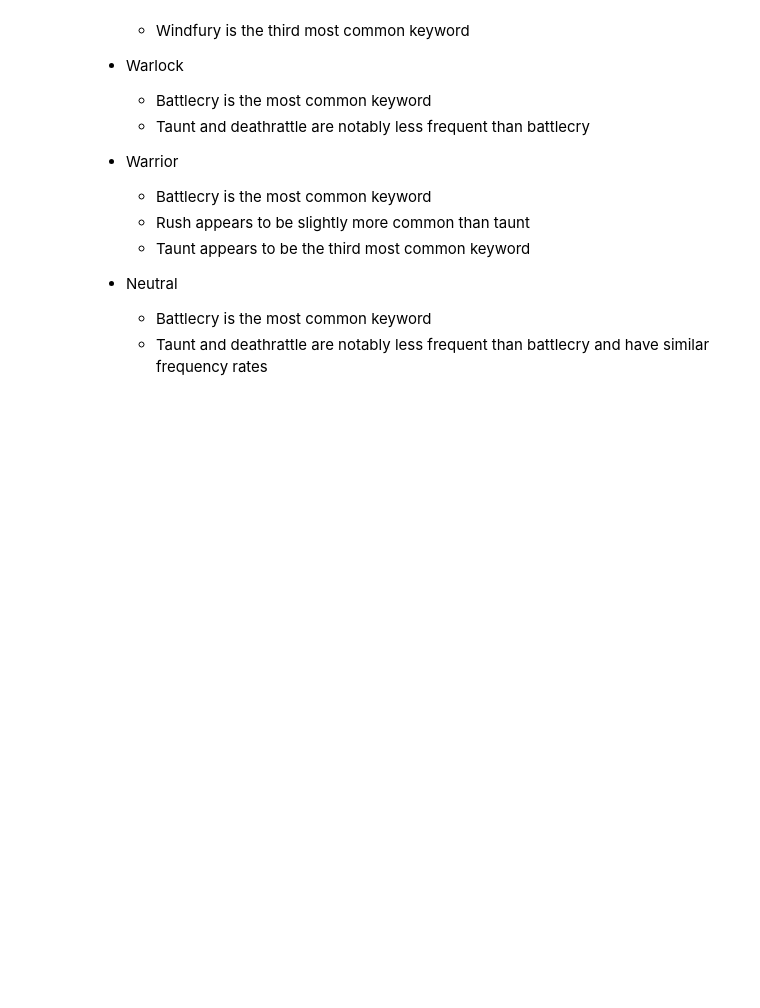
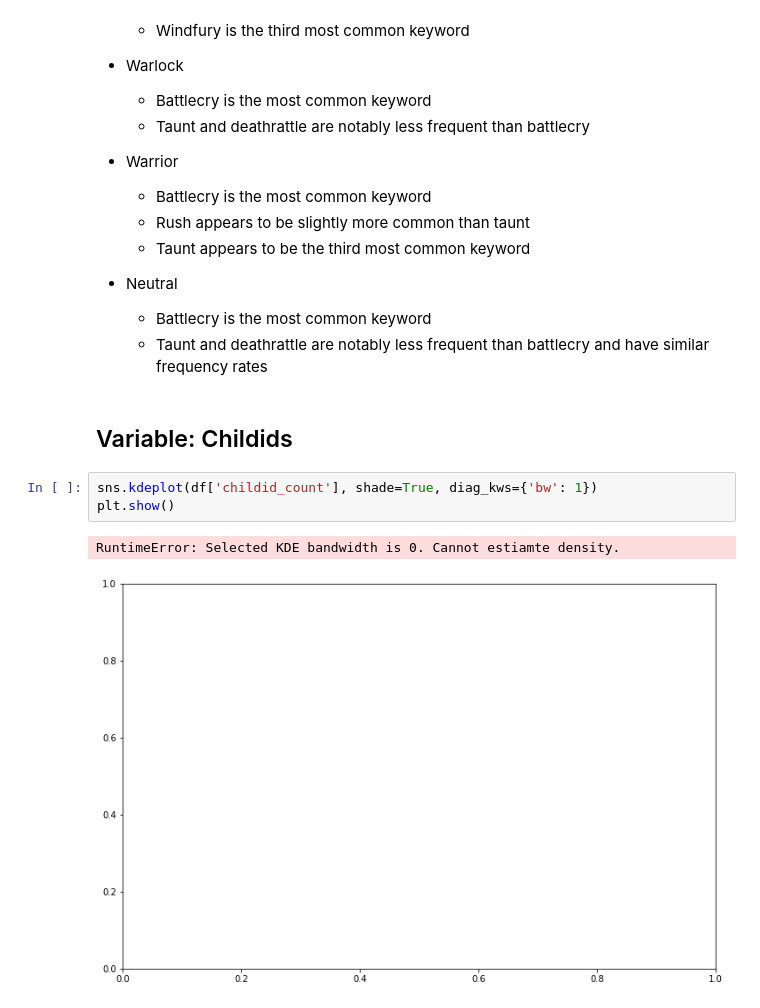
Before and after one commit to SamuelD-Data/hearthstone_project, a Jupyter notebook: hearthstone_project_notebook.ipynb, the cells around one changed output. Cells and saved outputs as stored; diff of their text form; blank space fills up the shorter version.

Commit message:
trying to add density plot for childids

```diff
--- a/hearthstone_project_notebook.ipynb
+++ b/hearthstone_project_notebook.ipynb
@@ -1407,4 +1410,12 @@ plt.show()
 - Neutral
     - Battlecry is the most common keyword
     - Taunt and deathrattle are notably less frequent than battlecry and have similar frequency rates
+# %% [markdown]
+## Variable: Childids
+# %%
+sns.kdeplot(df['childid_count'], shade=True, diag_kws={'bw': 1})
+plt.show()
+# %% [output]
+RuntimeError: Selected KDE bandwidth is 0. Cannot estiamte density.
+[figure, added]
 # %%
```
Also changed, not shown: parts of 3 cells of this notebook.
